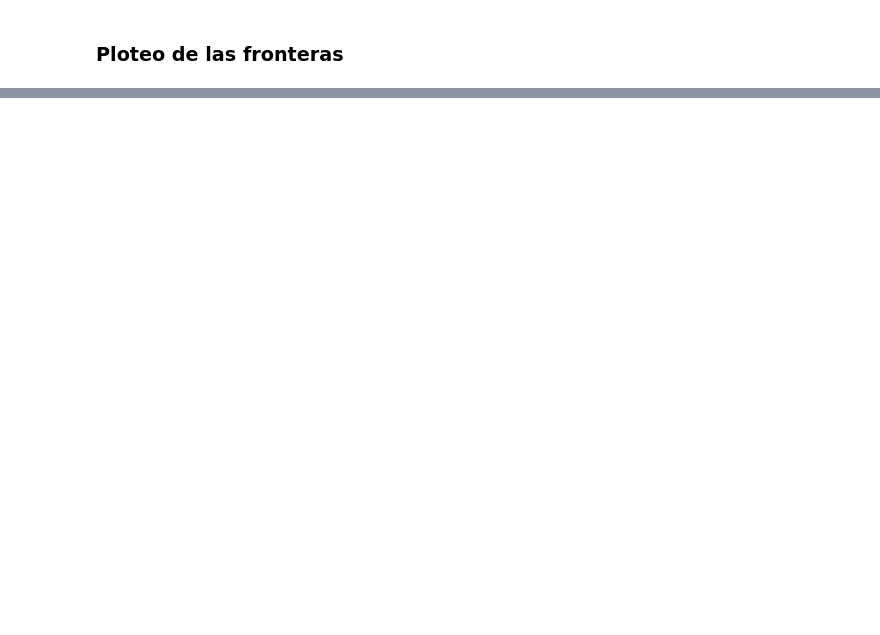
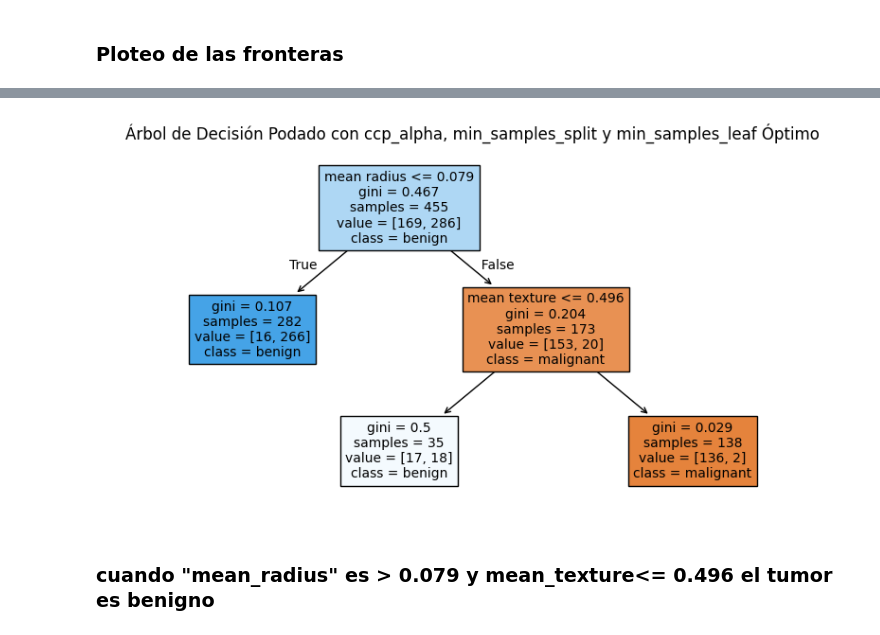
Before and after one commit to marcopadila/Aprendizaje1, a Jupyter notebook: clase05/notebook_05-carlos.ipynb, the cells around one changed output, grey strips where cells are left out. Saved outputs shown, nothing was run; the diff lists cells and outputs as text; code cells hidden in the pictures; blank space fills up the shorter version.

```diff
--- a/clase05/notebook_05-carlos.ipynb
+++ b/clase05/notebook_05-carlos.ipynb
@@ -796,0 +883,13 @@ plt.show()
+# %%
+plt.figure(figsize=(10, 5))
+plot_tree(tree_pruned_cancer_min,
+          feature_names=data.feature_names,
+          class_names=data.target_names,
+          filled=True,
+          fontsize=10)
+plt.title("Árbol de Decisión Podado con ccp_alpha, min_samples_split y min_samples_leaf Óptimo")
+plt.show()
+# %% [output]
+[figure, added]
+# %% [markdown]
+### cuando "mean_radius" es > 0.079 y mean_texture<= 0.496 el tumor es benigno
```
Also changed, not shown: parts of 7 cells of this notebook.
